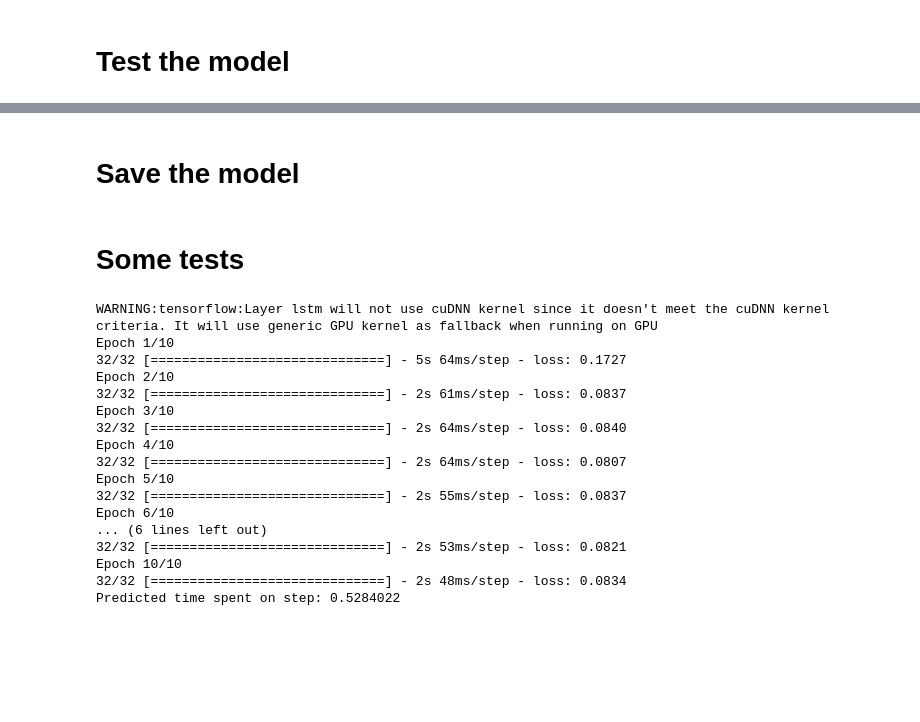
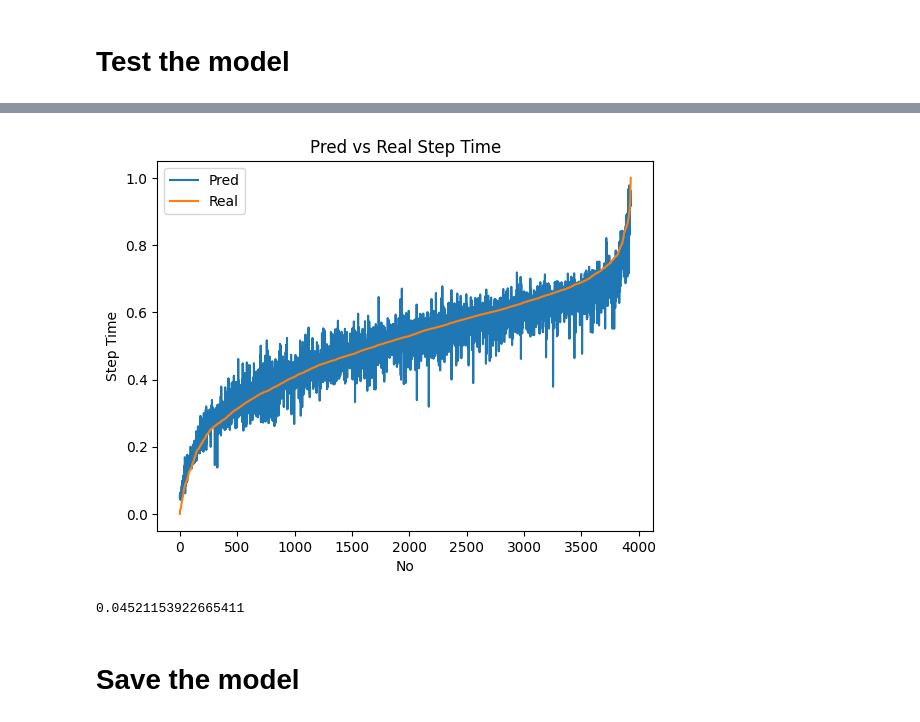
Before and after one commit to alex-deineha/pure-calculus, a Jupyter notebook: src/tests_16_regression/lstm_regression/lstm_regression_with_return_sequence.ipynb, the cells around one changed output, grey strips where cells are left out. Cells and saved outputs as stored; diff of their text form; code cells hidden in the pictures; blank space fills up the shorter version.

```diff
--- a/src/tests_16_regression/lstm_regression/lstm_regression_with_return_sequence.ipynb
+++ b/src/tests_16_regression/lstm_regression/lstm_regression_with_return_sequence.ipynb
@@ -214,0 +202,26 @@ ValueError: in user code:
+# %%
+def draw_pred_lines(y_pred, y_real):
+    drawing_df = pd.DataFrame({"Pred": y_pred, "Real": y_real})
+    drawing_df = drawing_df.sort_values("Real").reset_index(drop=True)
+
+    for key_, val_ in drawing_df.items():
+        plt.plot(range(len(val_)), val_, label=key_)
+
+    plt.xlabel("No")
+    plt.ylabel("Step Time")
+    plt.title("Pred vs Real Step Time")
+    plt.legend()
+    plt.show()
+# %%
+list_pred = []
+list_real = []
+
+for x_, y_ in list_data:
+    for v_ in y_:
+        list_real.append(v_)
+    pred_value_ = model.predict(np.array([x_]))[0]
+    for v_ in pred_value_:
+        list_pred.append(v_[0])
+
+draw_pred_lines(list_pred, list_real)
+# %% [output]
@@ -215,4 +245,7 @@ ValueError: in user code:
+[figure, added]
+# %%
+mean_squared_error(list_pred, list_real, squared=False)
+# %% [output]
+0.04521153922665411
 # %% [markdown]
 # Save the model
-# %% [markdown]
-# Some tests
@@ -246,31 +251,0 @@ def train_model(model, X, y, epochs=10, batch_size=32):
-# %%
-# Example usage
-X, y = generate_sample_data()
-num_timesteps, num_features = X.shape[1], X.shape[2]
-model = create_lstm_model(input_shape=(None, num_features))
-compile_model(model)
-train_model(model, X, y)
-
-# Once the model is trained, you can use it for predictions
-# Replace `new_data` with your new input data for prediction
-new_data = np.random.rand(5, num_timesteps, num_features)
-prediction = model.predict(new_data)
-print("Predicted time spent on step:", prediction[0][0])
-# %% [output]
-WARNING:tensorflow:Layer lstm will not use cuDNN kernel since it doesn't meet the cuDNN kernel criteria. It will use generic GPU kernel as fallback when running on GPU
-Epoch 1/10
-32/32 [==============================] - 5s 64ms/step - loss: 0.1727
-Epoch 2/10
-32/32 [==============================] - 2s 61ms/step - loss: 0.0837
-Epoch 3/10
-32/32 [==============================] - 2s 64ms/step - loss: 0.0840
-Epoch 4/10
-32/32 [==============================] - 2s 64ms/step - loss: 0.0807
-Epoch 5/10
-32/32 [==============================] - 2s 55ms/step - loss: 0.0837
-Epoch 6/10
-... (6 lines left out)
-32/32 [==============================] - 2s 53ms/step - loss: 0.0821
-Epoch 10/10
-32/32 [==============================] - 2s 48ms/step - loss: 0.0834
-Predicted time spent on step: 0.5284022
```
Also changed, not shown: parts of 29 cells of this notebook, 2 other files.
